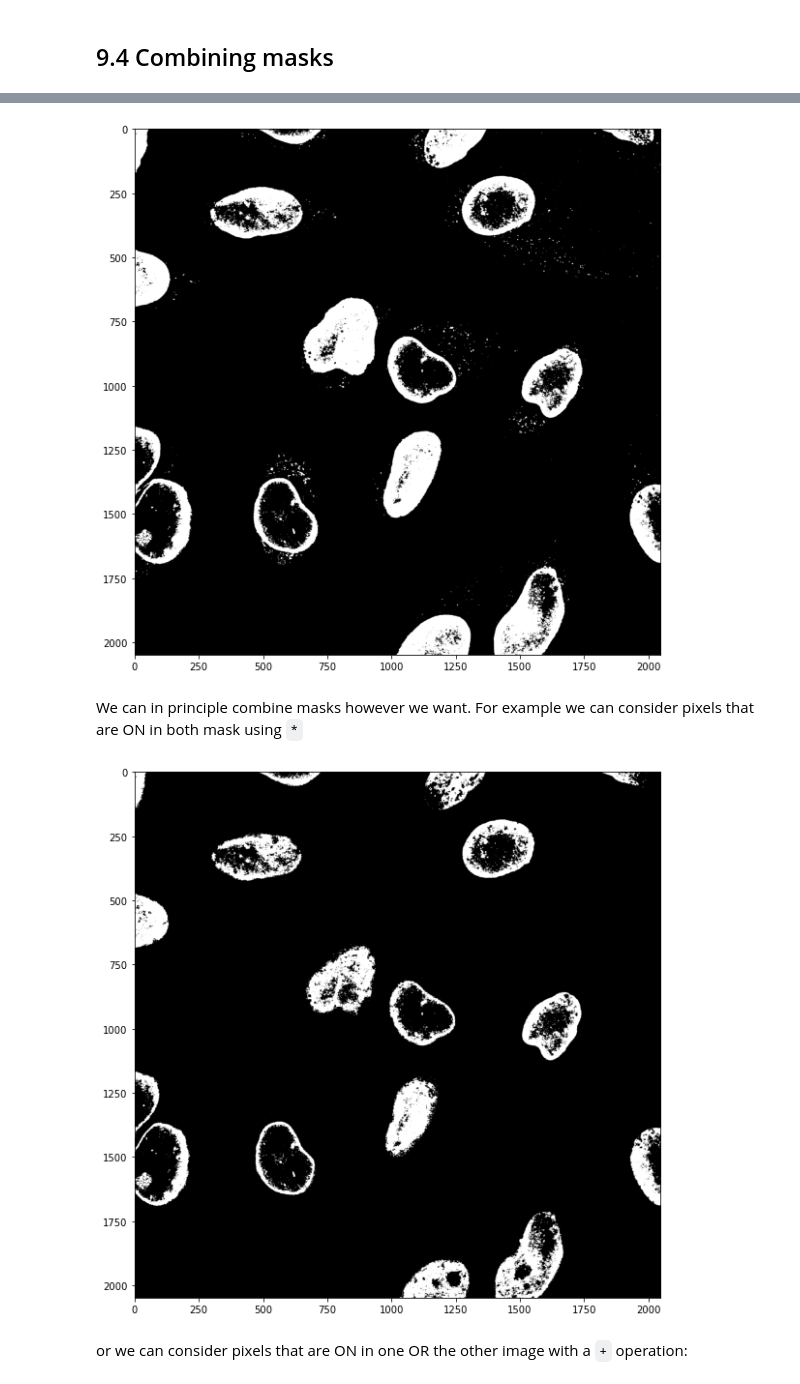
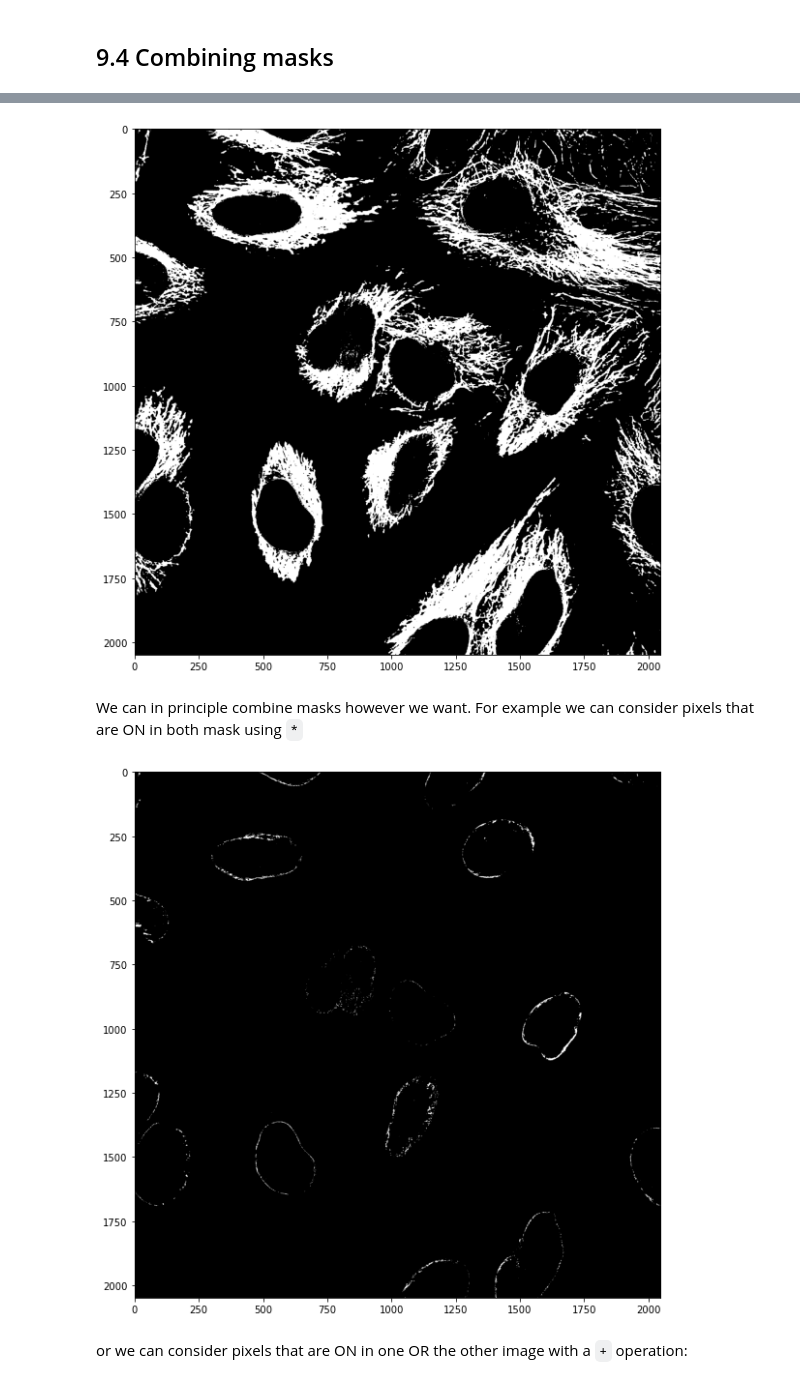
Before and after one commit to guiwitz/PyImageCourse_beginner, a Jupyter notebook: 09-Thresholding.ipynb, the cells around one changed output, grey strips where cells are left out. Cells and saved outputs as stored; diff of their text form; code cells hidden in the pictures.

Commit message:
use cell atlas image

````diff
--- a/09-Thresholding.ipynb
+++ b/09-Thresholding.ipynb
@@ -107,5 +109,5 @@ We can do the same thresholding operation on the other channel contained in the
 # %%
-image_cells = image_stack[:,:,1]
+image_cells = image_stack[:,:,0]
 # %%
 plt.subplots(figsize=(10,10))
 plt.imshow(image_cells, cmap = 'gray');
@@ -117,16 +119,16 @@ mask_cells = image_cells > skimage.filters.threshold_otsu(image_cells)
 plt.subplots(figsize=(10,10))
 plt.imshow(mask_cells, cmap = 'gray');
 # %% [output]
-[figure, old version]
+[figure, new version]
 # %% [markdown]
 We can in principle combine masks however we want. For example we can consider pixels that are ON in both mask using ```*```
 # %%
 both_masks = mask_cells * mask_nuclei
 # %%
 plt.subplots(figsize=(10,10))
-plt.imshow(nuclei_in_cells, cmap = 'gray');
+plt.imshow(both_masks, cmap = 'gray');
 # %% [output]
-[figure, old version]
+[figure, new version]
 # %% [markdown]
 or we can consider pixels that are ON in one OR the other image with a ```+``` operation:
 # %%
````
Also changed, not shown: parts of 8 cells of this notebook.
